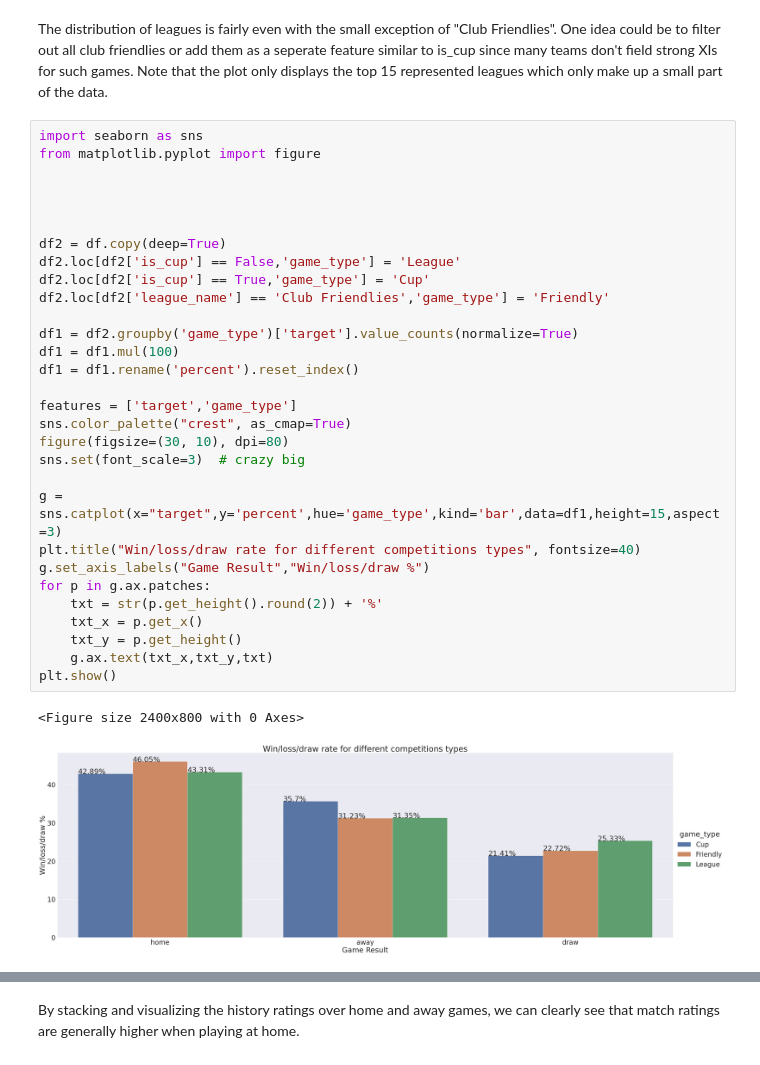
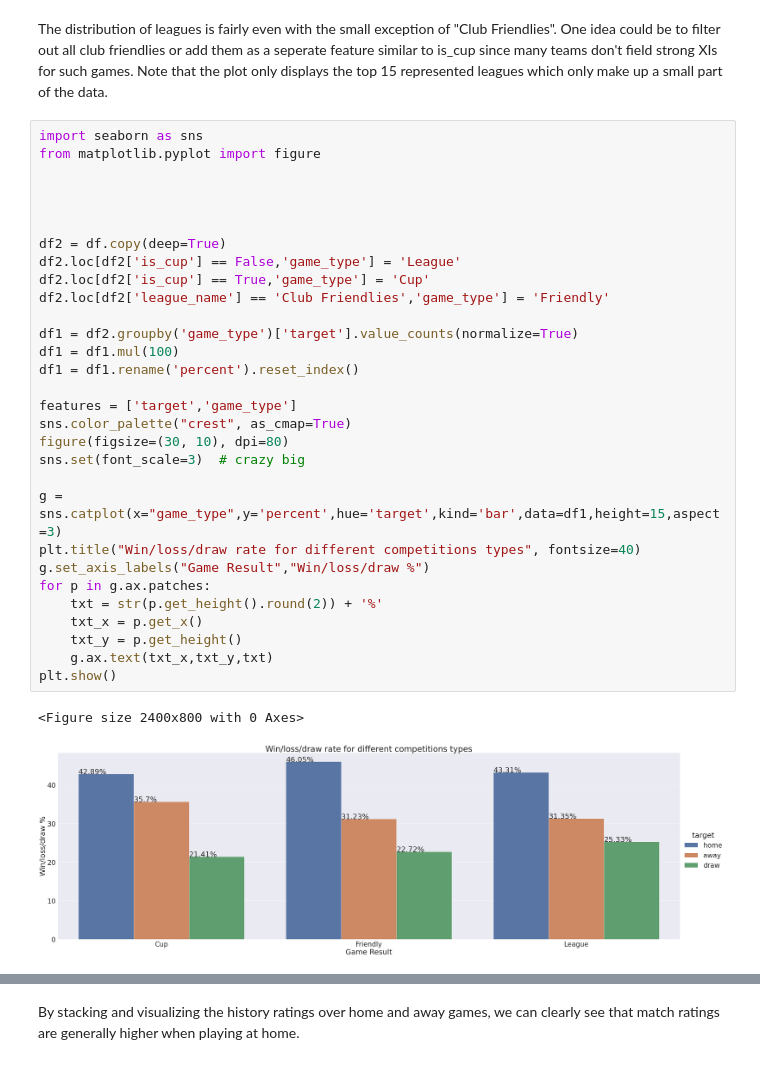
Before and after one commit to Taoudi/Football-Match-Result-Predictor, a Jupyter notebook: football-match-prediction-eda.ipynb, the cells around one changed output, grey strips where cells are left out. Drawn from its saved outputs; the diff is of its cells as text.

```diff
--- a/football-match-prediction-eda.ipynb
+++ b/football-match-prediction-eda.ipynb
@@ -78,35 +88,35 @@ The distribution of leagues is fairly even with the small exception of "Club Fri
 import seaborn as sns
 from matplotlib.pyplot import figure
 
 
 
 
 df2 = df.copy(deep=True)
 df2.loc[df2['is_cup'] == False,'game_type'] = 'League'
 df2.loc[df2['is_cup'] == True,'game_type'] = 'Cup'
 df2.loc[df2['league_name'] == 'Club Friendlies','game_type'] = 'Friendly'
 
 df1 = df2.groupby('game_type')['target'].value_counts(normalize=True)
 df1 = df1.mul(100)
 df1 = df1.rename('percent').reset_index()
 
 features = ['target','game_type']
 sns.color_palette("crest", as_cmap=True)
 figure(figsize=(30, 10), dpi=80)
 sns.set(font_scale=3)  # crazy big
 
-g = sns.catplot(x="target",y='percent',hue='game_type',kind='bar',data=df1,height=15,aspect=3)
+g = sns.catplot(x="game_type",y='percent',hue='target',kind='bar',data=df1,height=15,aspect=3)
 plt.title("Win/loss/draw rate for different competitions types", fontsize=40)
 g.set_axis_labels("Game Result","Win/loss/draw %")
 for p in g.ax.patches:
     txt = str(p.get_height().round(2)) + '%'
     txt_x = p.get_x()
     txt_y = p.get_height()
     g.ax.text(txt_x,txt_y,txt)
 plt.show()
 # %% [output]
 <Figure size 2400x800 with 0 Axes>
-[figure, old version]
+[figure, new version]
 # %%
 s = 'away_team_history_rating_'
 s2 = 'home_team_history_rating_'
```
Also changed, not shown: parts of 7 cells of this notebook.
